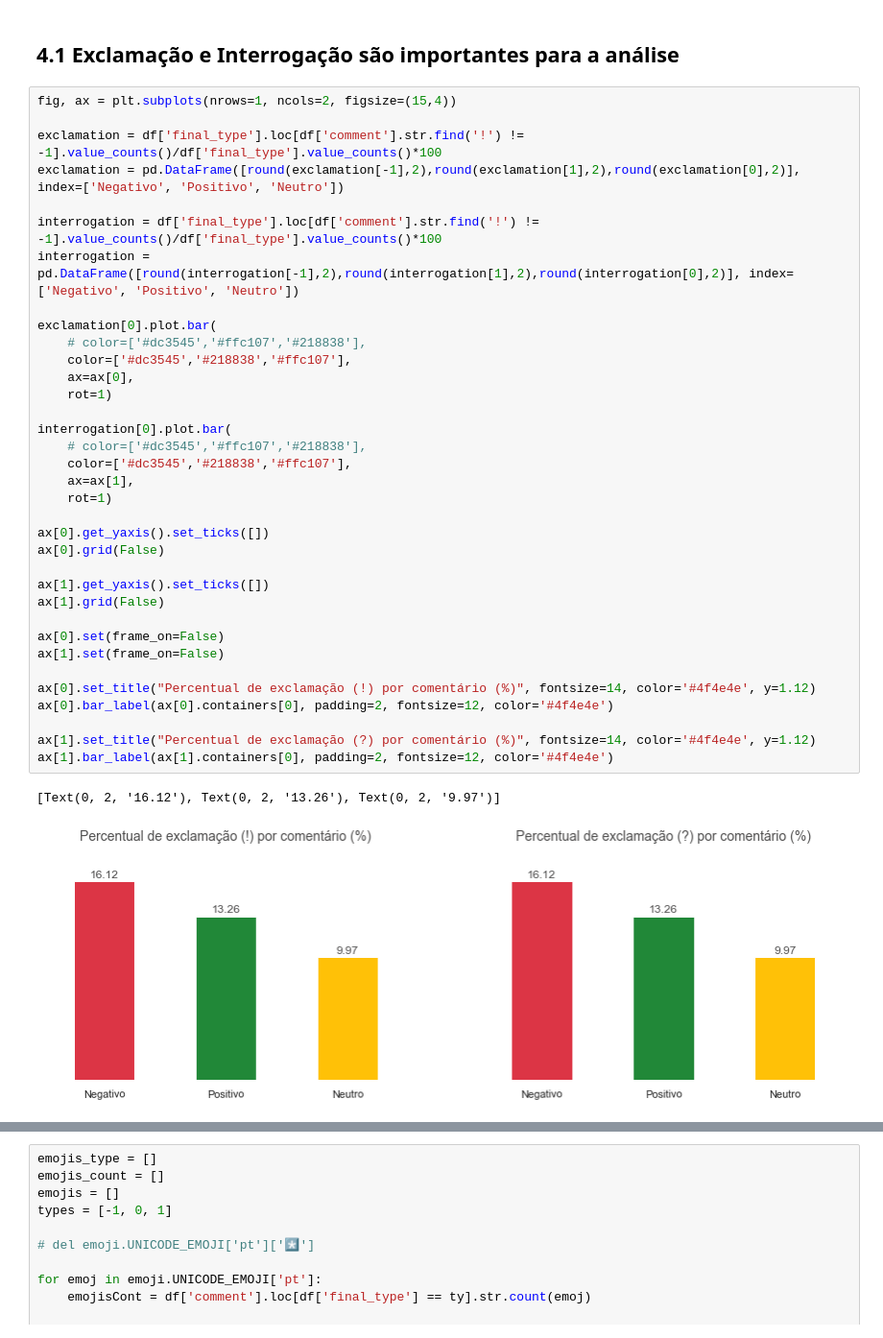
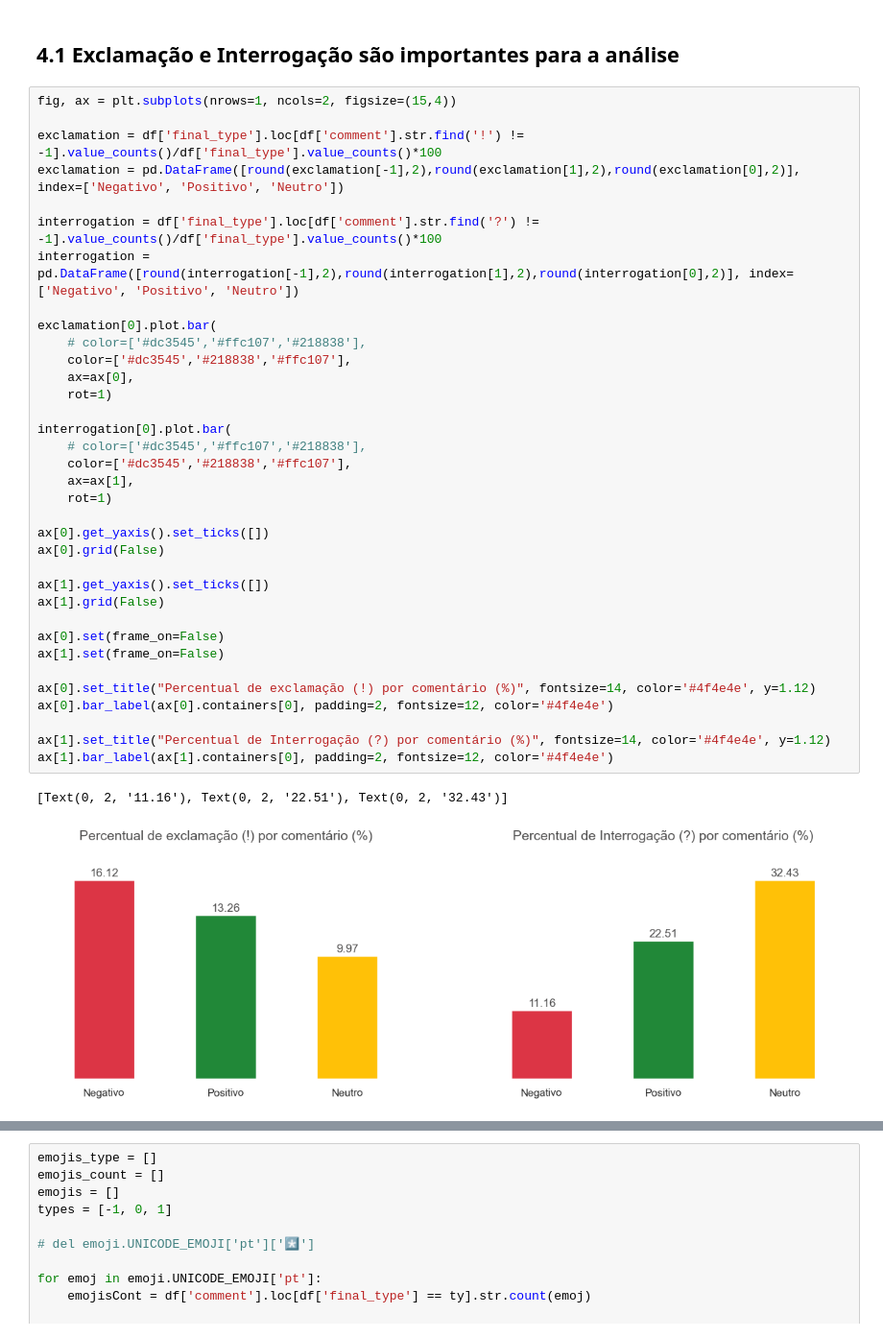
Before and after one commit to ErycM/electronics-sentiment-analysis-on-youtube-comments, a Jupyter notebook: youtube-comments-types-analysis-complete-review.ipynb, the cells around one changed output, grey strips where cells are left out. Shown at 96% size. Drawn from its saved outputs; the diff is of its cells as text.

```diff
--- a/youtube-comments-types-analysis-complete-review.ipynb
+++ b/youtube-comments-types-analysis-complete-review.ipynb
@@ -272,35 +271,35 @@ fig, ax = plt.subplots(nrows=1, ncols=2, figsize=(15,4))
 exclamation = df['final_type'].loc[df['comment'].str.find('!') != -1].value_counts()/df['final_type'].value_counts()*100
 exclamation = pd.DataFrame([round(exclamation[-1],2),round(exclamation[1],2),round(exclamation[0],2)], index=['Negativo', 'Positivo', 'Neutro'])
 
-interrogation = df['final_type'].loc[df['comment'].str.find('!') != -1].value_counts()/df['final_type'].value_counts()*100
+interrogation = df['final_type'].loc[df['comment'].str.find('?') != -1].value_counts()/df['final_type'].value_counts()*100
 interrogation = pd.DataFrame([round(interrogation[-1],2),round(interrogation[1],2),round(interrogation[0],2)], index=['Negativo', 'Positivo', 'Neutro'])
 
 exclamation[0].plot.bar(
     # color=['#dc3545','#ffc107','#218838'],
     color=['#dc3545','#218838','#ffc107'],
     ax=ax[0],
     rot=1)
 
 interrogation[0].plot.bar(
     # color=['#dc3545','#ffc107','#218838'],
     color=['#dc3545','#218838','#ffc107'],
     ax=ax[1],
     rot=1)
 
 ax[0].get_yaxis().set_ticks([])
 ax[0].grid(False)
 
 ax[1].get_yaxis().set_ticks([])
 ax[1].grid(False)
 
 ax[0].set(frame_on=False)
 ax[1].set(frame_on=False)
 
 ax[0].set_title("Percentual de exclamação (!) por comentário (%)", fontsize=14, color='#4f4e4e', y=1.12)
 ax[0].bar_label(ax[0].containers[0], padding=2, fontsize=12, color='#4f4e4e')
 
-ax[1].set_title("Percentual de exclamação (?) por comentário (%)", fontsize=14, color='#4f4e4e', y=1.12)
+ax[1].set_title("Percentual de Interrogação (?) por comentário (%)", fontsize=14, color='#4f4e4e', y=1.12)
 ax[1].bar_label(ax[1].containers[0], padding=2, fontsize=12, color='#4f4e4e')
 # %% [output]
-[Text(0, 2, '16.12'), Text(0, 2, '13.26'), Text(0, 2, '9.97')]
+[Text(0, 2, '11.16'), Text(0, 2, '22.51'), Text(0, 2, '32.43')]
-[figure, old version]
+[figure, new version]
```
Also changed, not shown: parts of 14 cells of this notebook, 28 other files.
